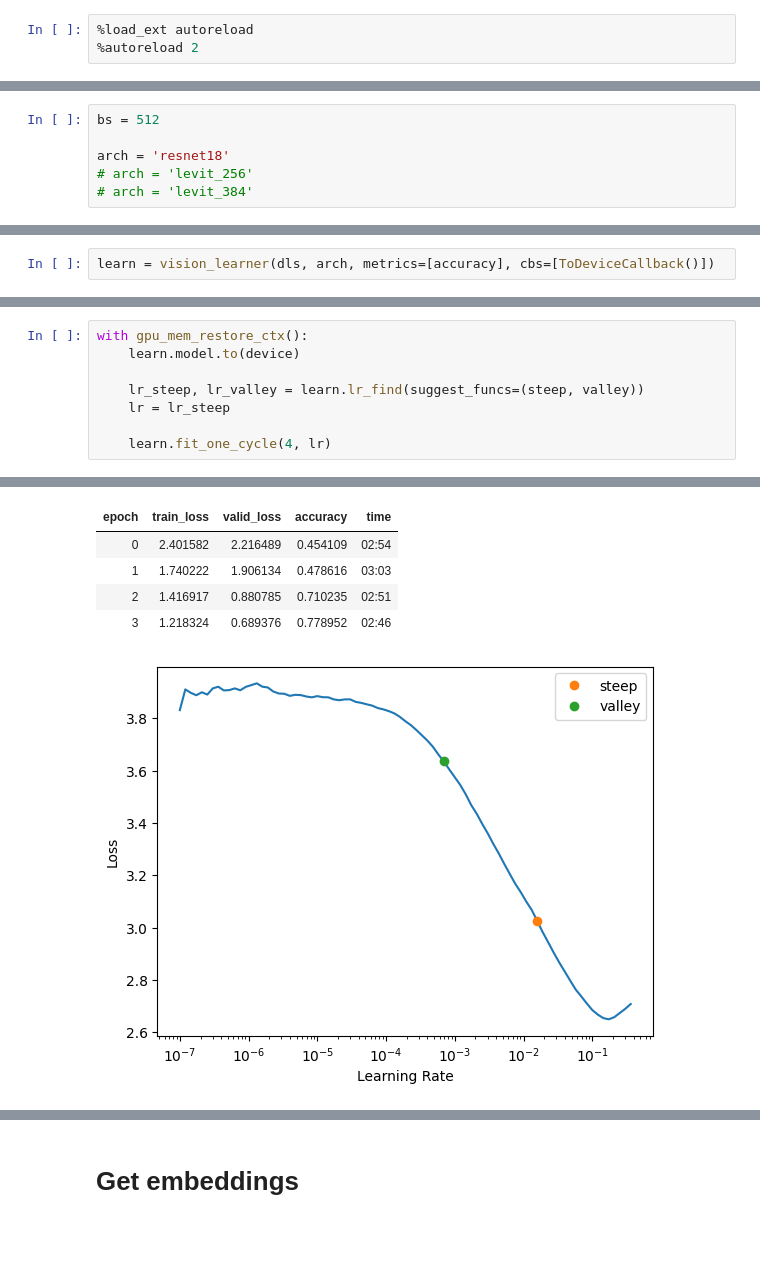
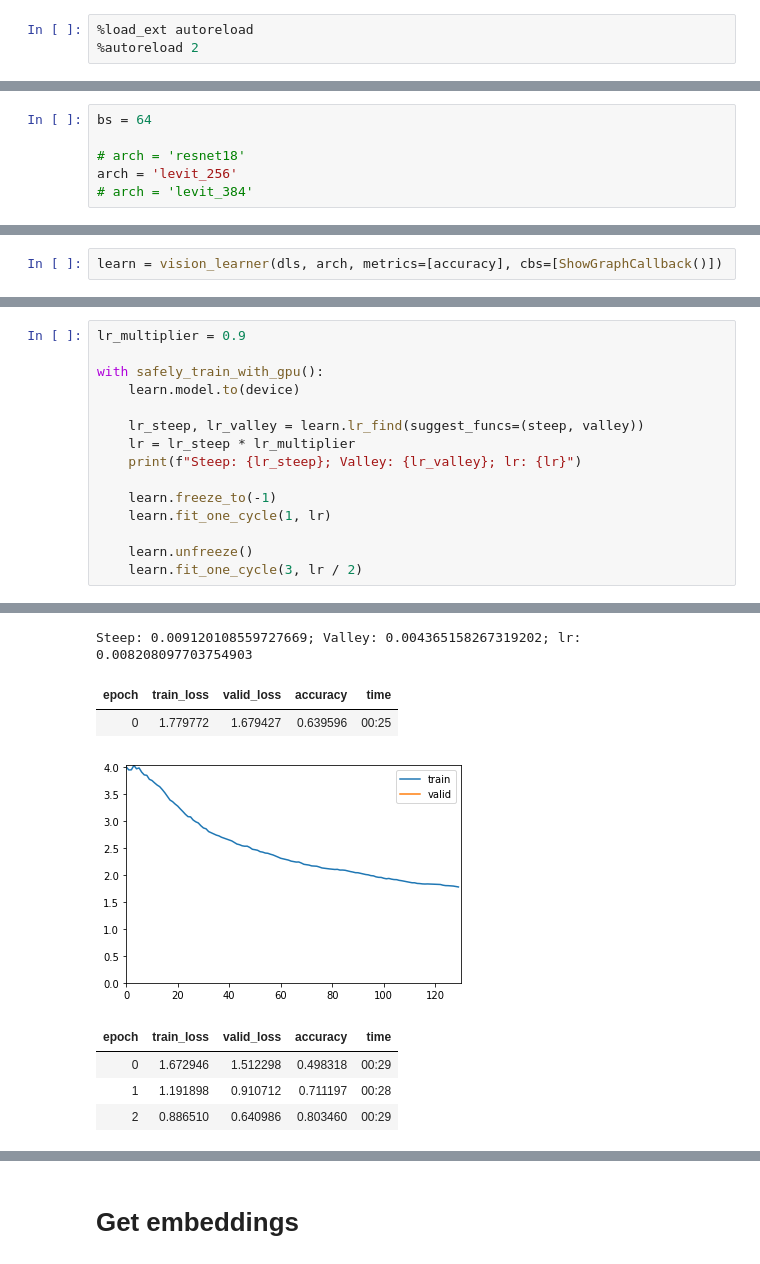
Before and after one commit to Jchang4/paddy-disease-classification, a Jupyter notebook: 7 - PCA & tSNE.ipynb, the cells around one changed output, grey strips where cells are left out. Cells and saved outputs as stored; diff of their text form; blank space fills up the shorter version.

```diff
--- a/7 - PCA & tSNE.ipynb
+++ b/7 - PCA & tSNE.ipynb
@@ -7,8 +9,8 @@ from helpers import *
 # %%
-bs = 512
+bs = 64
 
-arch = 'resnet18'
-# arch = 'levit_256'
+# arch = 'resnet18'
+arch = 'levit_256'
 # arch = 'levit_384'
 # %%
 dls = get_image_dls(bs)
@@ -18,2 +20,2 @@ dls.show_batch()
 # %%
-learn = vision_learner(dls, arch, metrics=[accuracy], cbs=[ToDeviceCallback()])
+learn = vision_learner(dls, arch, metrics=[accuracy], cbs=[ShowGraphCallback()])
@@ -20,16 +24,25 @@ learn = vision_learner(dls, arch, metrics=[accuracy], cbs=[ToDeviceCallback()])
 # %%
-with gpu_mem_restore_ctx():
+lr_multiplier = 0.9
+
+with safely_train_with_gpu():
     learn.model.to(device)
 
     lr_steep, lr_valley = learn.lr_find(suggest_funcs=(steep, valley))
-    lr = lr_steep
+    lr = lr_steep * lr_multiplier
+    print(f"Steep: {lr_steep}; Valley: {lr_valley}; lr: {lr}")
 
-    learn.fit_one_cycle(4, lr)
+    learn.freeze_to(-1)
+    learn.fit_one_cycle(1, lr)
+
+    learn.unfreeze()
+    learn.fit_one_cycle(3, lr / 2)
 # %% [output]
 [interactive output not drawn]
+Steep: 0.009120108559727669; Valley: 0.004365158267319202; lr: 0.008208097703754903
 | epoch | train_loss | valid_loss | accuracy | time |
-| 0 | 2.401582 | 2.216489 | 0.454109 | 02:54 |
-| 1 | 1.740222 | 1.906134 | 0.478616 | 03:03 |
-| 2 | 1.416917 | 0.880785 | 0.710235 | 02:51 |
-| 3 | 1.218324 | 0.689376 | 0.778952 | 02:46 |
+| 0 | 1.779772 | 1.679427 | 0.639596 | 00:25 |
-[figure, old version]
+[figure, new version]
+| epoch | train_loss | valid_loss | accuracy | time |
+| 0 | 1.672946 | 1.512298 | 0.498318 | 00:29 |
+| 1 | 1.191898 | 0.910712 | 0.711197 | 00:28 |
+| 2 | 0.886510 | 0.640986 | 0.803460 | 00:29 |
```
Also changed, not shown: parts of 11 cells of this notebook, 5 other files.
